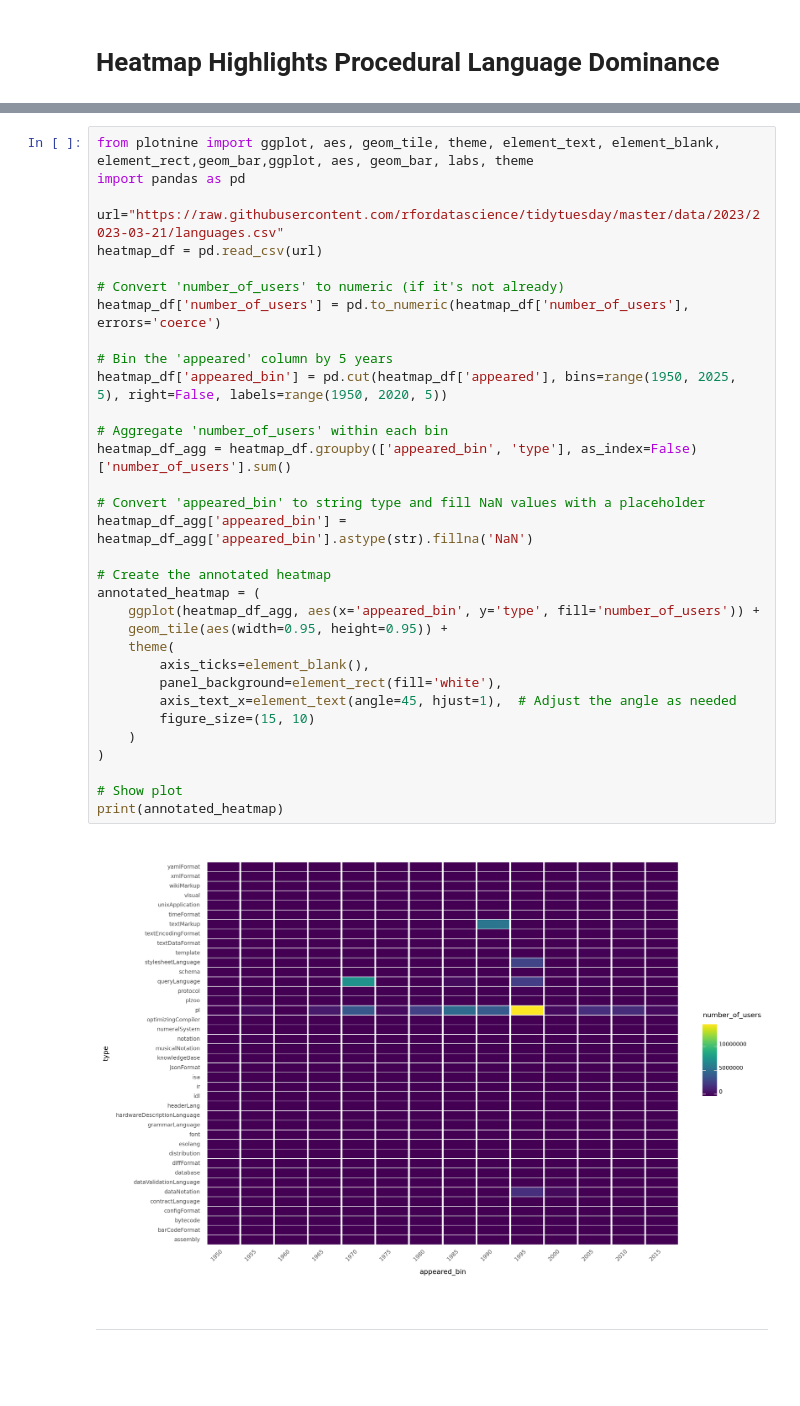
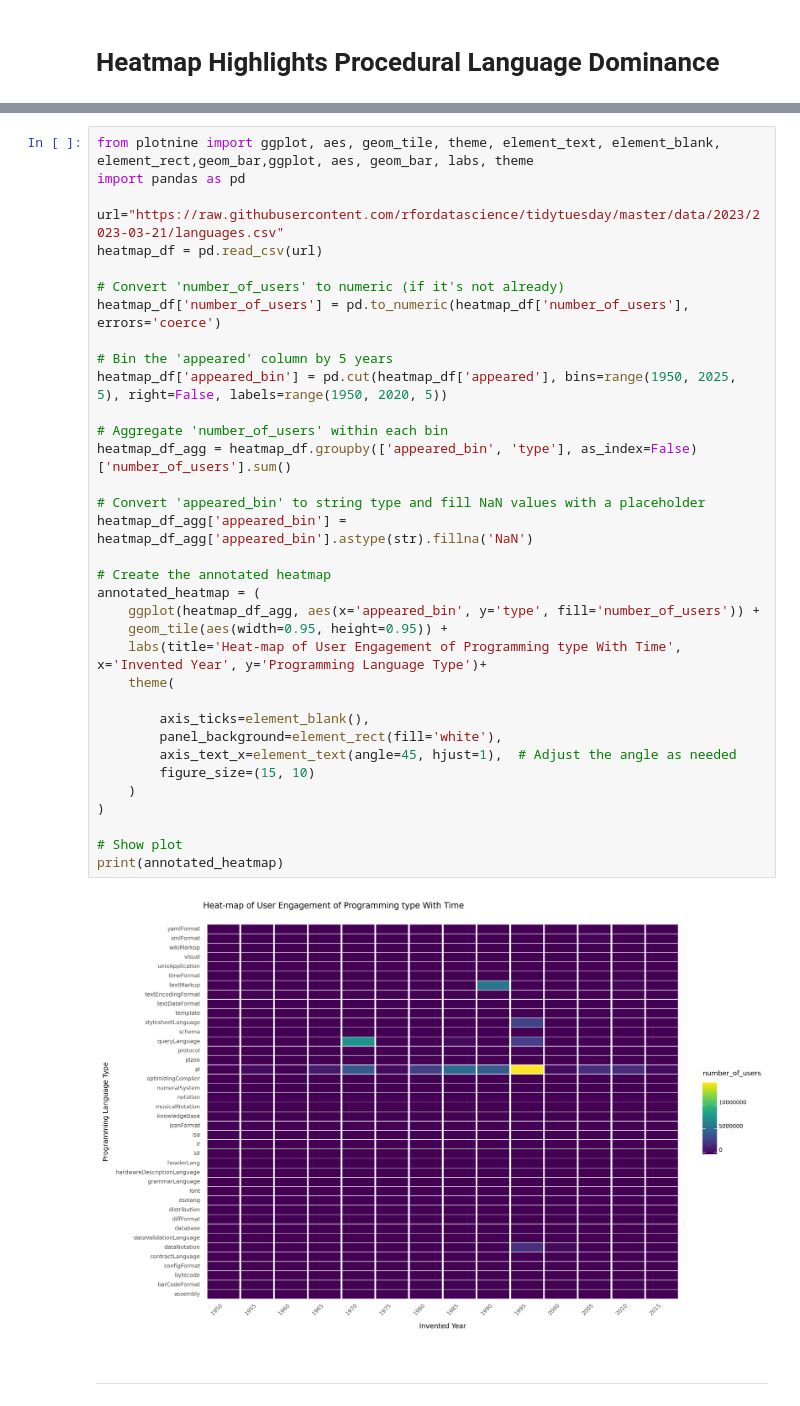
Before and after one commit to madhumsc/TidyTuesday, a Jupyter notebook: final/ MSC-DSA-098.ipynb, the cells around one changed output, grey strips where cells are left out. Cells and saved outputs as stored; diff of their text form; blank space fills up the shorter version.

```diff
--- a/final/ MSC-DSA-098.ipynb
+++ b/final/ MSC-DSA-098.ipynb
@@ -124,34 +133,36 @@ import pandas as pd
 url="https://raw.githubusercontent.com/rfordatascience/tidytuesday/master/data/2023/2023-03-21/languages.csv"
 heatmap_df = pd.read_csv(url)
 
 # Convert 'number_of_users' to numeric (if it's not already)
 heatmap_df['number_of_users'] = pd.to_numeric(heatmap_df['number_of_users'], errors='coerce')
 
 # Bin the 'appeared' column by 5 years
 heatmap_df['appeared_bin'] = pd.cut(heatmap_df['appeared'], bins=range(1950, 2025, 5), right=False, labels=range(1950, 2020, 5))
 
 # Aggregate 'number_of_users' within each bin
 heatmap_df_agg = heatmap_df.groupby(['appeared_bin', 'type'], as_index=False)['number_of_users'].sum()
 
 # Convert 'appeared_bin' to string type and fill NaN values with a placeholder
 heatmap_df_agg['appeared_bin'] = heatmap_df_agg['appeared_bin'].astype(str).fillna('NaN')
 
 # Create the annotated heatmap
 annotated_heatmap = (
     ggplot(heatmap_df_agg, aes(x='appeared_bin', y='type', fill='number_of_users')) +
     geom_tile(aes(width=0.95, height=0.95)) +
+    labs(title='Heat-map of User Engagement of Programming type With Time', x='Invented Year', y='Programming Language Type')+
     theme(
+
         axis_ticks=element_blank(),
         panel_background=element_rect(fill='white'),
         axis_text_x=element_text(angle=45, hjust=1),  # Adjust the angle as needed
         figure_size=(15, 10)
     )
 )
 
 # Show plot
 print(annotated_heatmap)
 # %% [output]
-[figure, old version]
+[figure, new version]
 # %% [markdown]
 ---
 # %% [markdown]
```
Also changed, not shown: parts of 13 cells of this notebook.
